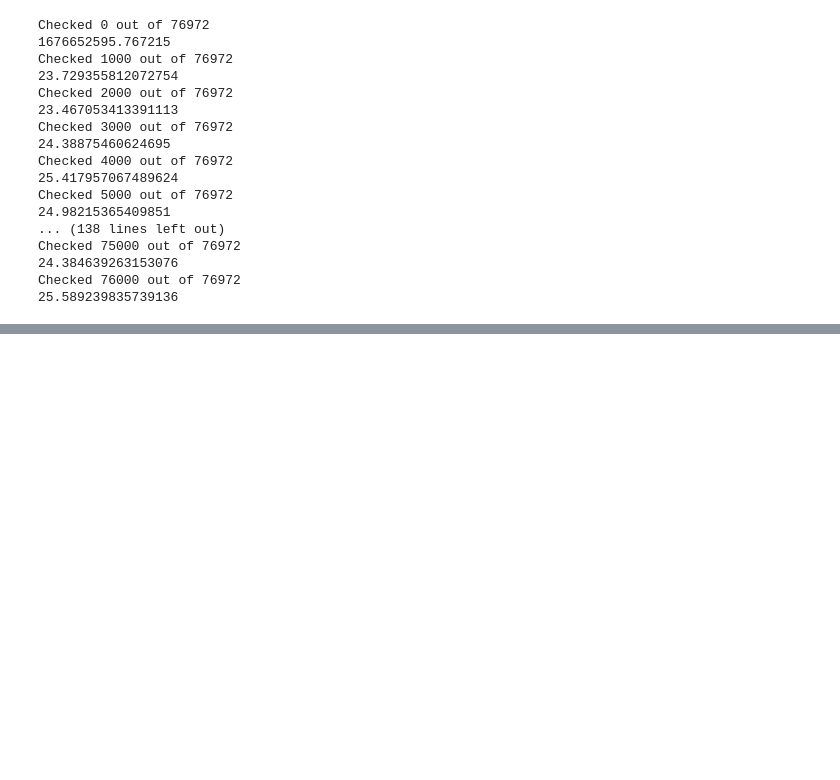
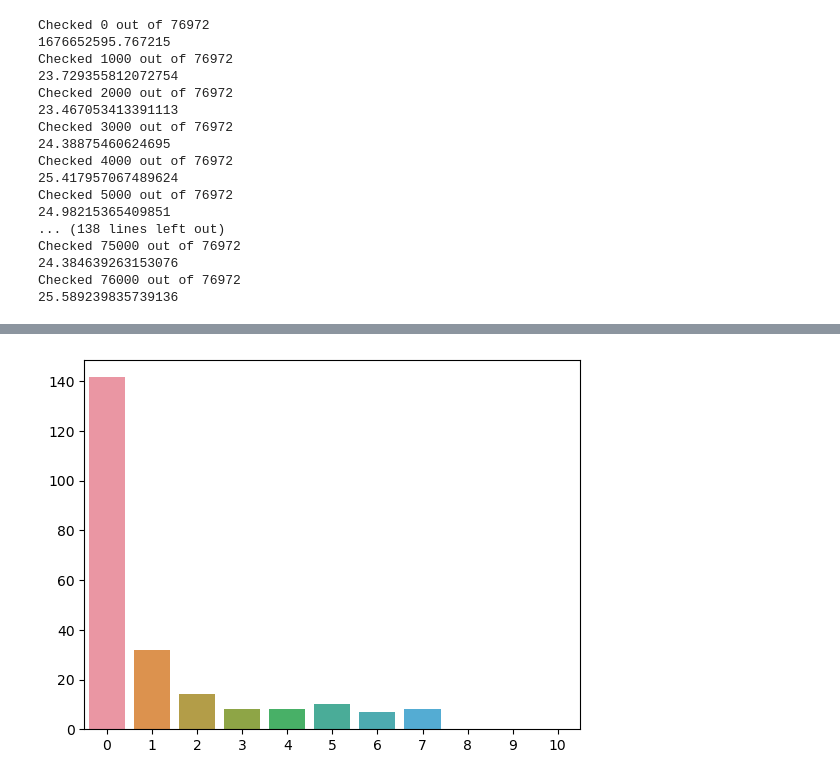
Before and after one commit to louis845/KaggleLearningEquality2023, a Jupyter notebook: tree_structure_generation_integrity_test.ipynb, the cells around one changed output, grey strips where cells are left out. Cells and saved outputs as stored; diff of their text form; code cells hidden in the pictures; blank space fills up the shorter version.

```diff
--- a/tree_structure_generation_integrity_test.ipynb
+++ b/tree_structure_generation_integrity_test.ipynb
@@ -191,0 +382,24 @@ print(total)
+# %%
+def obtain_median_group_size(level):
+    return np.median([len(group) for group in data_bert_tree_struct.topics_group_filtered[level]["group_filter_available"]])
+
+def obtain_max_group_size(level):
+    if len(data_bert_tree_struct.topics_group_filtered[level]["group_filter_available"]) == 0:
+        return 0
+    return np.max([len(group) for group in data_bert_tree_struct.topics_group_filtered[level]["group_filter_available"]])
+
+def plot_median_sizes_distribution():
+    group_sizes = [obtain_median_group_size(k) for k in range(len(data_bert_tree_struct.topics_group_filtered))]
+    group_sizes = np.array(group_sizes)
+    g = sns.barplot(x = np.arange(len(data_bert_tree_struct.topic_trees_filtered_contents_train)), y = group_sizes)
+    plt.show()
+
+def plot_max_sizes_distribution():
+    group_sizes = [obtain_max_group_size(k) for k in range(len(data_bert_tree_struct.topics_group_filtered))]
+    group_sizes = np.array(group_sizes)
+    g = sns.barplot(x = np.arange(len(data_bert_tree_struct.topic_trees_filtered_contents_train)), y = group_sizes)
+    plt.show()
+# %%
+plot_median_sizes_distribution()
+# %% [output]
+[figure, added]
```
Also changed, not shown: parts of 25 cells of this notebook, 5 other files.
